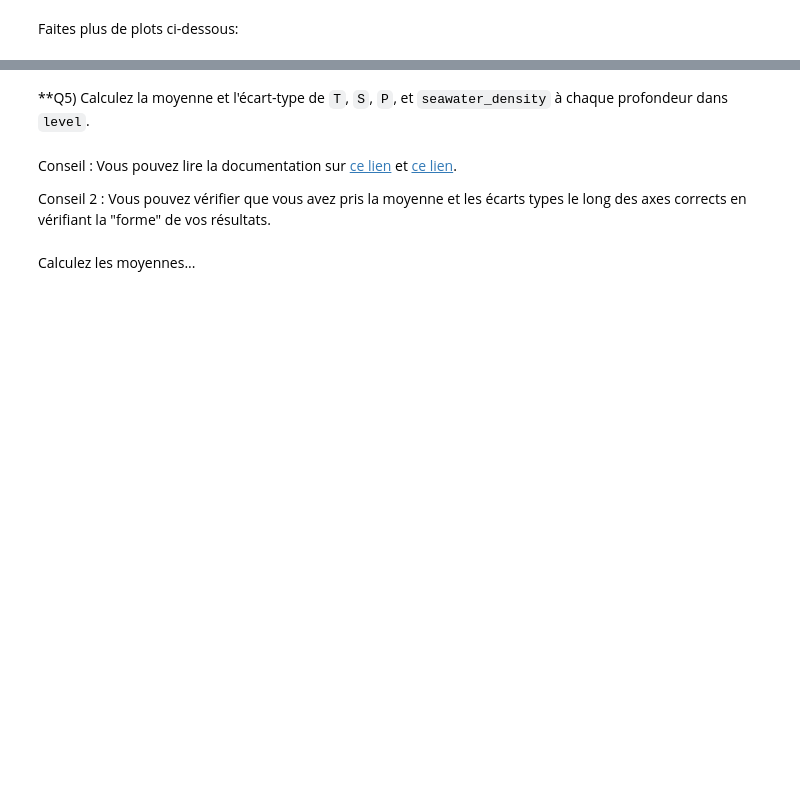
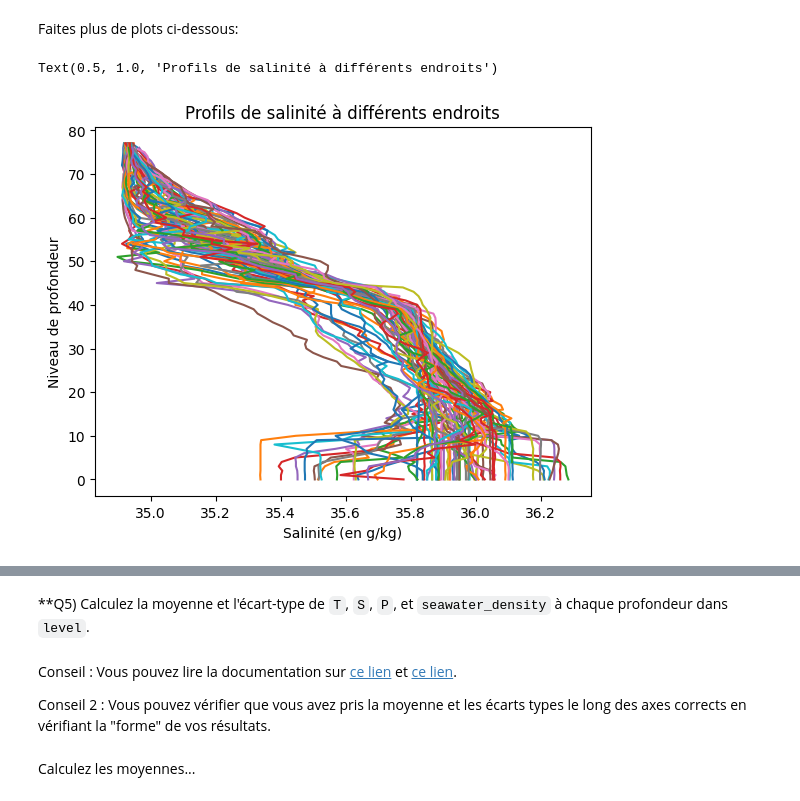
Before and after one commit to Luca-wirthner/2024_Geoinformatique_I, a Jupyter notebook: Geoinformatique_I/IP/Exercices_IP/S4_IP_exercice.ipynb, the cells around one changed output, grey strips where cells are left out. Saved outputs shown, nothing was run; the diff lists cells and outputs as text; code cells hidden in the pictures; blank space fills up the shorter version.

```diff
--- a/Geoinformatique_I/IP/Exercices_IP/S4_IP_exercice.ipynb
+++ b/Geoinformatique_I/IP/Exercices_IP/S4_IP_exercice.ipynb
@@ -286,2 +289,10 @@ plt.title(___)
 # %% [markdown]
 Faites plus de plots ci-dessous:
+# %%
+plt.plot(S,level)
+plt.xlabel("Salinité (en g/kg)")
+plt.ylabel("Niveau de profondeur")
+plt.title("Profils de salinité à différents endroits")
+# %% [output]
+Text(0.5, 1.0, 'Profils de salinité à différents endroits')
+[figure, added]
```
Also changed, not shown: parts of 6 cells of this notebook.
